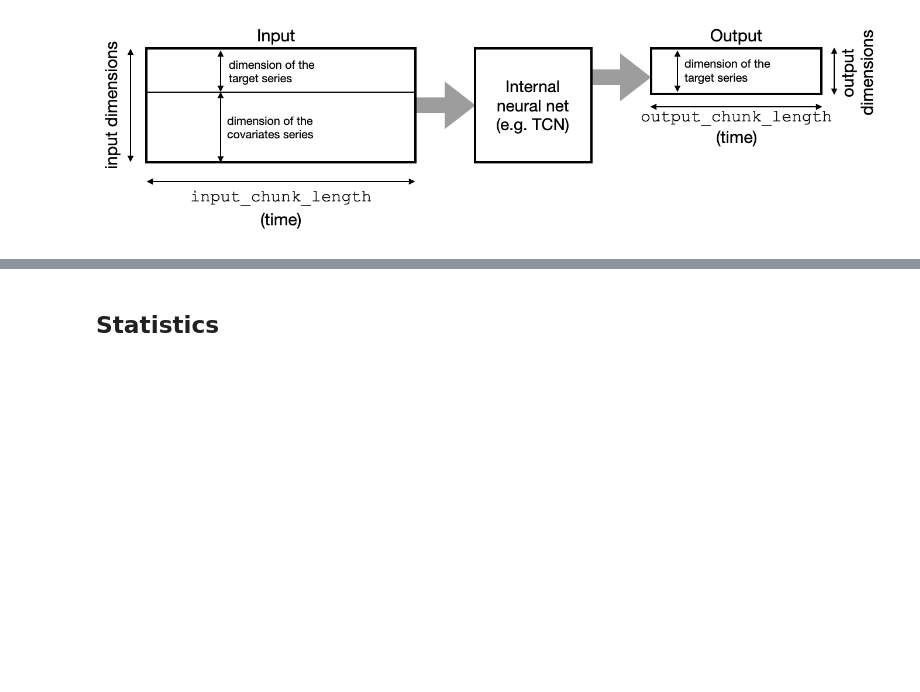
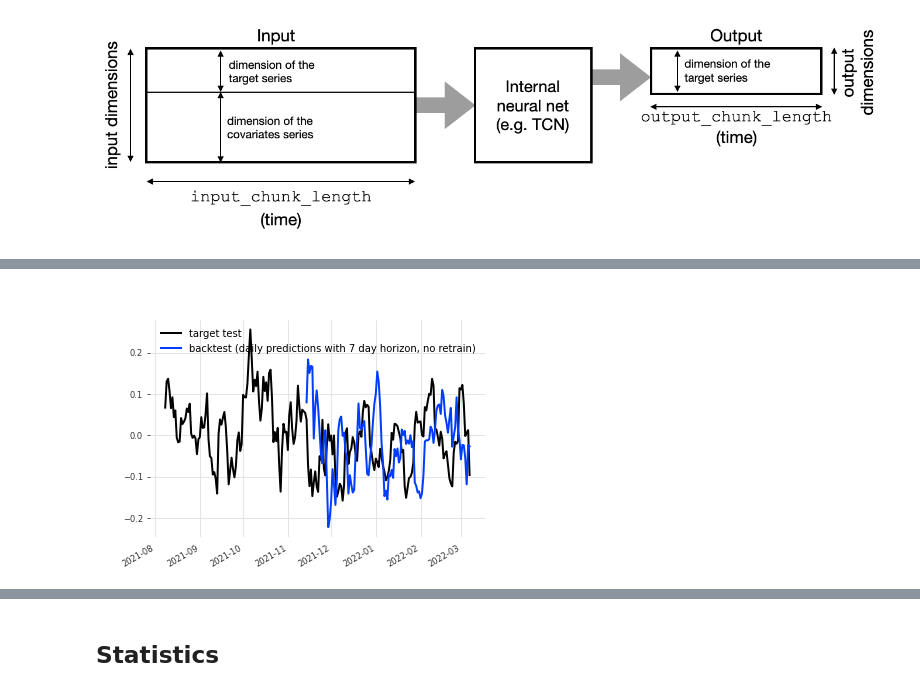
Before and after one commit to AlexandreLaizet/bitcoin_deep_learning, a Jupyter notebook: notebooks/bruno_model_darts.ipynb, the cells around one changed output, grey strips where cells are left out. Cells and saved outputs as stored; diff of their text form; code cells hidden in the pictures; blank space fills up the shorter version.

```diff
--- a/notebooks/bruno_model_darts.ipynb
+++ b/notebooks/bruno_model_darts.ipynb
@@ -175,0 +183,6 @@ preds = model.predict(series=target_train, past_covariates=features_train, n=7)
+# %%
+%matplotlib widget
+target_test.diff(periods=7).plot(label='target test')
+historical_forecasts_test.diff(periods=7).plot(label='backtest (daily predictions with 7 day horizon, no retrain)')
+# %% [output]
+[figure, added]
```
Also changed, not shown: parts of 60 cells of this notebook.
